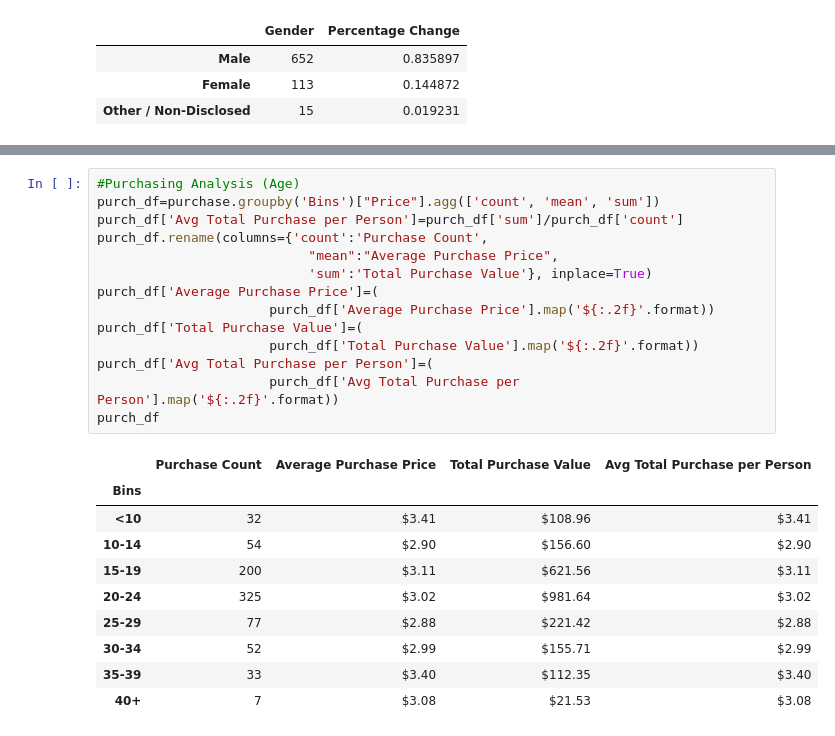
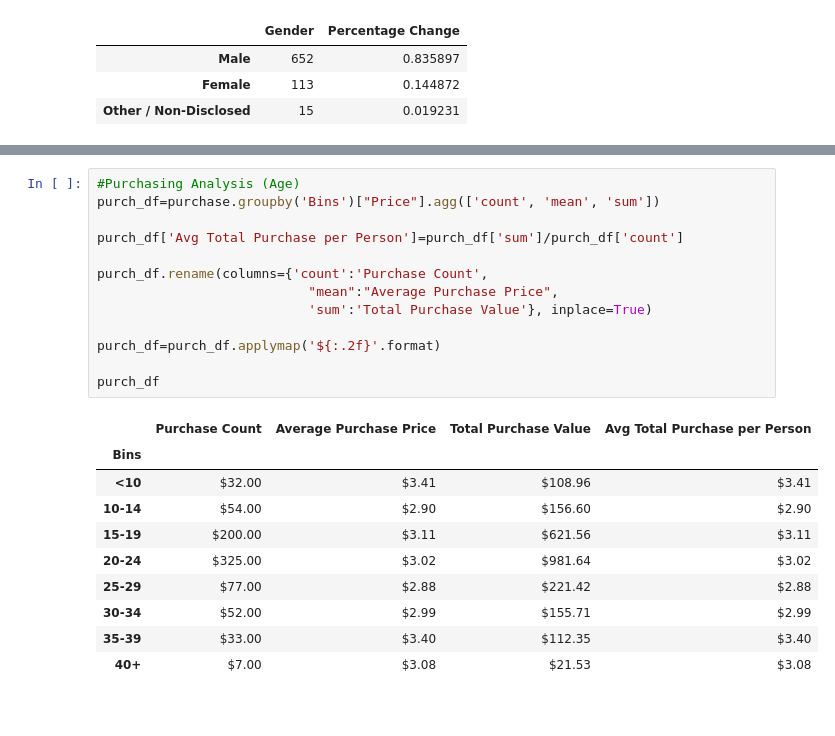
Before and after one commit to pandeysudip/Heroes-of-Pymoli, a Jupyter notebook: HeroesOfPymoli/HeroesOfPymoli.ipynb, the cells around one changed output, grey strips where cells are left out. Drawn from its saved outputs; the diff is of its cells as text.

```diff
--- a/HeroesOfPymoli/HeroesOfPymoli.ipynb
+++ b/HeroesOfPymoli/HeroesOfPymoli.ipynb
@@ -176,28 +196,27 @@ bins_df
 # %%
 #Purchasing Analysis (Age)
 purch_df=purchase.groupby('Bins')["Price"].agg(['count', 'mean', 'sum'])
+
 purch_df['Avg Total Purchase per Person']=purch_df['sum']/purch_df['count']
+
 purch_df.rename(columns={'count':'Purchase Count',
                            "mean":"Average Purchase Price",
                            'sum':'Total Purchase Value'}, inplace=True)
-purch_df['Average Purchase Price']=(
-                      purch_df['Average Purchase Price'].map('${:.2f}'.format))
-purch_df['Total Purchase Value']=(
-                      purch_df['Total Purchase Value'].map('${:.2f}'.format))
-purch_df['Avg Total Purchase per Person']=(
-                      purch_df['Avg Total Purchase per Person'].map('${:.2f}'.format))
+
+purch_df=purch_df.applymap('${:.2f}'.format)
+
 purch_df
 # %% [output]
 |  | Purchase Count | Average Purchase Price | Total Purchase Value | Avg Total Purchase per Person |
 | Bins |  |  |  |  |
-| <10 | 32 | $3.41 | $108.96 | $3.41 |
-| 10-14 | 54 | $2.90 | $156.60 | $2.90 |
-| 15-19 | 200 | $3.11 | $621.56 | $3.11 |
-| 20-24 | 325 | $3.02 | $981.64 | $3.02 |
-| 25-29 | 77 | $2.88 | $221.42 | $2.88 |
-| 30-34 | 52 | $2.99 | $155.71 | $2.99 |
-| 35-39 | 33 | $3.40 | $112.35 | $3.40 |
-| 40+ | 7 | $3.08 | $21.53 | $3.08 |
+| <10 | $32.00 | $3.41 | $108.96 | $3.41 |
+| 10-14 | $54.00 | $2.90 | $156.60 | $2.90 |
+| 15-19 | $200.00 | $3.11 | $621.56 | $3.11 |
+| 20-24 | $325.00 | $3.02 | $981.64 | $3.02 |
+| 25-29 | $77.00 | $2.88 | $221.42 | $2.88 |
+| 30-34 | $52.00 | $2.99 | $155.71 | $2.99 |
+| 35-39 | $33.00 | $3.40 | $112.35 | $3.40 |
+| 40+ | $7.00 | $3.08 | $21.53 | $3.08 |
 # %%
 #Top Spenders
 top_spender=purchase.groupby("SN")['Price'].agg(['count', 'mean', 'sum'])
```
Also changed, not shown: parts of 10 cells of this notebook, 1 other file.
